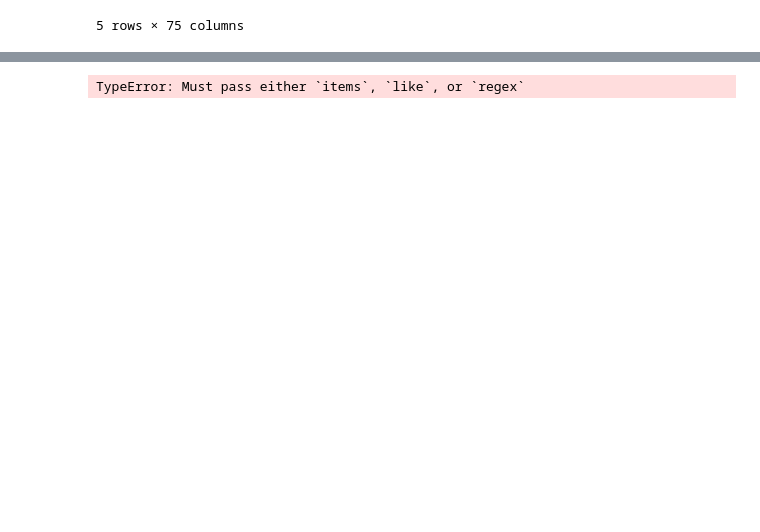
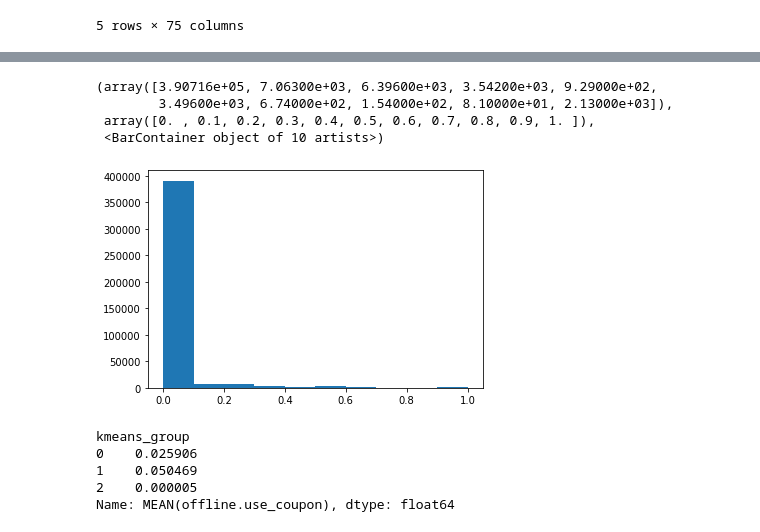
Before and after one commit to xinyuwg/ds_5500_project1_coupon, a Jupyter notebook: unsupervised_learning.ipynb, the cells around one changed output, grey strips where cells are left out. Drawn from its saved outputs; the diff is of its cells as text; code cells hidden in the pictures; blank space fills up the shorter version.

Commit message:
add unsupervised model

```diff
--- a/unsupervised_learning.ipynb
+++ b/unsupervised_learning.ipynb
@@ -14,0 +94,29 @@ user_data.head()
+# %%
+k = 3
+model = KMeans(n_clusters = 3,random_state=1)
+user_kmeans_group = model.fit_transform(user_pca_df)
+# %%
+# tool function to return label
+def get_kmeans_label(l)->int:
+    return l.index(min(l))
+# %%
+user_kmeans_label = pd.DataFrame(map(get_kmeans_label,user_kmeans_group.tolist()),columns=['kmeans_group'])
+# %%
+## join with original dataset
+user_data_with_kmeans_label= pd.merge(user_data_d,user_kmeans_label,left_index=True,right_index=True)
+# %%
+plt.hist(user_data_with_kmeans_label['MEAN(offline.use_coupon)'])
+# %% [output]
+(array([3.90716e+05, 7.06300e+03, 6.39600e+03, 3.54200e+03, 9.29000e+02,
+        3.49600e+03, 6.74000e+02, 1.54000e+02, 8.10000e+01, 2.13000e+03]),
+ array([0. , 0.1, 0.2, 0.3, 0.4, 0.5, 0.6, 0.7, 0.8, 0.9, 1. ]),
+ <BarContainer object of 10 artists>)
+[figure, added]
+# %%
+user_data_with_kmeans_label.groupby("kmeans_group").mean()['MEAN(offline.use_coupon)']
+# %% [output]
+kmeans_group
+0    0.025906
+1    0.050469
+2    0.000005
+Name: MEAN(offline.use_coupon), dtype: float64
@@ -15,4 +127,2 @@ user_data.head()
 # %%
-user_data.groupby("User_id").count().filter()
+c=user_data.groupby("User_id").count()
-# %% [output]
-TypeError: Must pass either `items`, `like`, or `regex`
```
Also changed, not shown: parts of 22 cells of this notebook, 3 other files.
